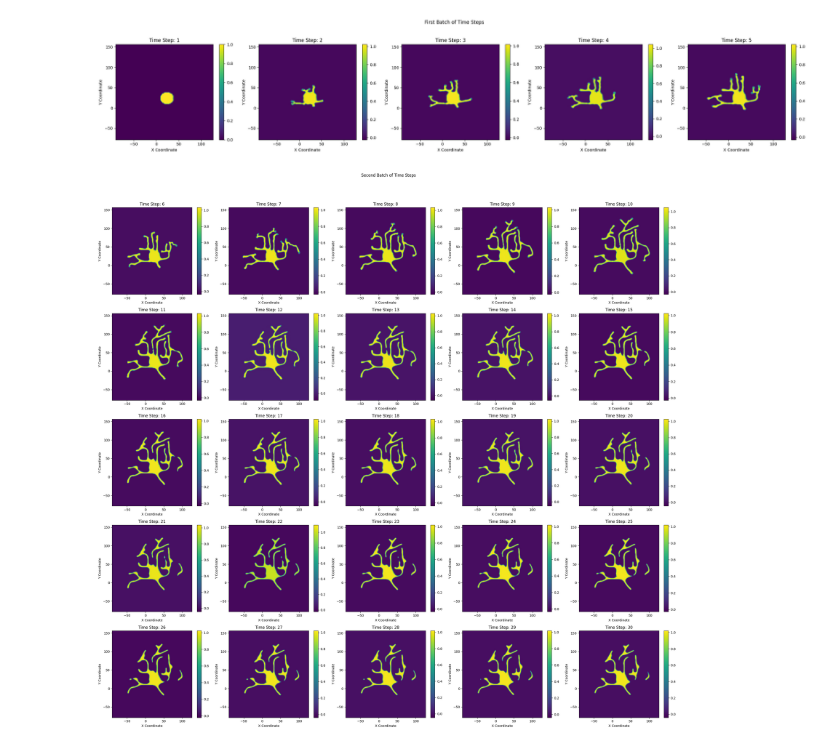
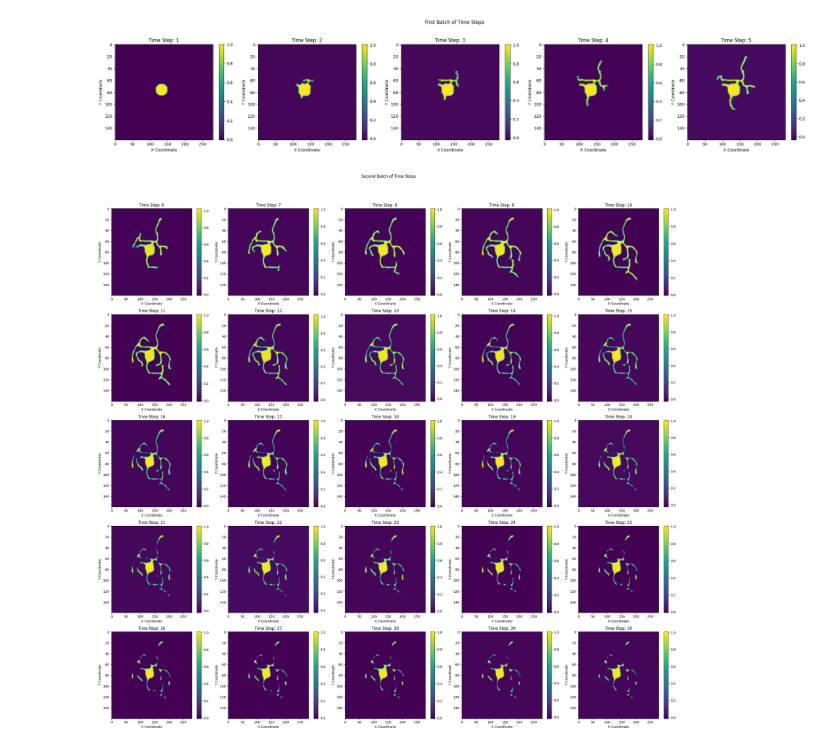
Before and after one commit to CMU-CBML/NDD_ML, a Jupyter notebook: examples/NDD_preprocessing.ipynb, the cells around one changed output. Drawn from its saved outputs; the diff is of its cells as text; code cells hidden in the pictures.

```diff
--- a/examples/NDD_preprocessing.ipynb
+++ b/examples/NDD_preprocessing.ipynb
@@ -228,15 +345,14 @@ All cases have consistent dimensions for the 'phi' channel.
 # %%
 import matplotlib.pyplot as plt
 import numpy as np
+import random
 
-def plot_interpolated_time_steps(time_step_data, grid_x, grid_y, channel, split_at=5, columns_per_row=3):
+def plot_interpolated_time_steps(time_step_data, channel, split_at=5, columns_per_row=3):
     """
     Plots the specified channel from each time step's interpolated data, splitting the plots into two figures.
 
     Args:
         time_step_data (list of dicts): Each dict contains channel names as keys and 2D arrays of data as values.
-        grid_x (np.array): 2D array of x coordinates for the grid.
-        grid_y (np.array): 2D array of y coordinates for the grid.
         channel (str): Name of the channel to plot.
         split_at (int): Index at which to split the plots into a second figure.
         columns_per_row (int): Number of columns per row in the plot.
@@ -244,6 +360,7 @@ def plot_interpolated_time_steps(time_step_data, grid_x, grid_y, channel, split_
     Returns:
         None: Displays the plots.
     """
+
     num_time_steps = len(time_step_data)
     first_batch = min(num_time_steps, split_at)
     second_batch = num_time_steps - first_batch
@@ -261,44 +378,40 @@ def plot_interpolated_time_steps(time_step_data, grid_x, grid_y, channel, split_
             ax = axes[i]
             data_index = start_index + i
             if channel in time_step_data[data_index]:
-                c = ax.pcolormesh(grid_x, grid_y, time_step_data[data_index][channel], shading='auto', cmap='viridis')
+                c = ax.imshow(time_step_data[data_index][channel], cmap='viridis', aspect='auto')
                 fig.colorbar(c, ax=ax)
                 ax.set_title(f'Time Step: {data_index + 1}')
                 ax.set_xlabel('X Coordinate')
                 ax.set_ylabel('Y Coordinate')
             else:
                 ax.set_title(f'Channel {channel} not found')
                 ax.set_xlabel('X Coordinate')
                 ax.set_ylabel('Y Coordinate')
                 print(f"Warning: Channel '{channel}' not found in time step {data_index + 1}.")
 
         for j in range(i + 1, len(axes)):  # Hide unused axes
             axes[j].axis('off')
 
         plt.suptitle(title)
         plt.tight_layout(rect=[0, 0.03, 1, 0.95])
         plt.show()
 
     # Plot the first batch of time steps
     plot_batch(0, first_batch, "First Batch of Time Steps")
 
     # Plot the second batch of time steps if there are any
     if second_batch > 0:
         plot_batch(first_batch, num_time_steps, "Second Batch of Time Steps")
 
-# Example usage assumes you have 'all_cases_data' with the appropriate data structure
-case_key = 'io2D_1c02'  # This can be dynamically assigned based on your requirements
+# Randomly select a case key from all_cases_data
+case_key = random.choice(list(all_cases_data.keys()))  # Randomly pick a case key
 channel_to_plot = 'phi'  # Example channel to plot
 
 # Now use the variable to access data and call the plotting function
-plot_interpolated_time_steps(all_cases_data[case_key][0],
-                             all_cases_data[case_key][1],
-                             all_cases_data[case_key][2],
-                             channel_to_plot,
-                             columns_per_row=5)  # Adjust the number of columns per row as needed
+plot_interpolated_time_steps(all_cases_data[case_key][0], channel_to_plot, columns_per_row=5)
 # %% [output]
-[figure, old version]
+[figure, new version]
-[figure, old version]
+[figure, new version]
 # %%
 import numpy as np
 import random
```
Also changed, not shown: parts of 8 cells of this notebook, 3 other files.
